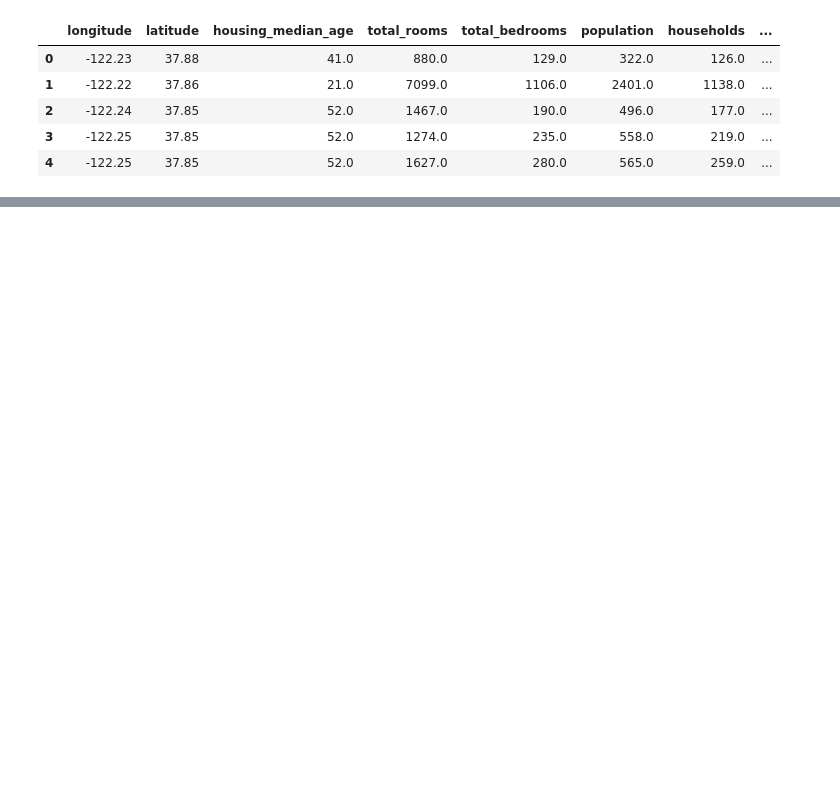
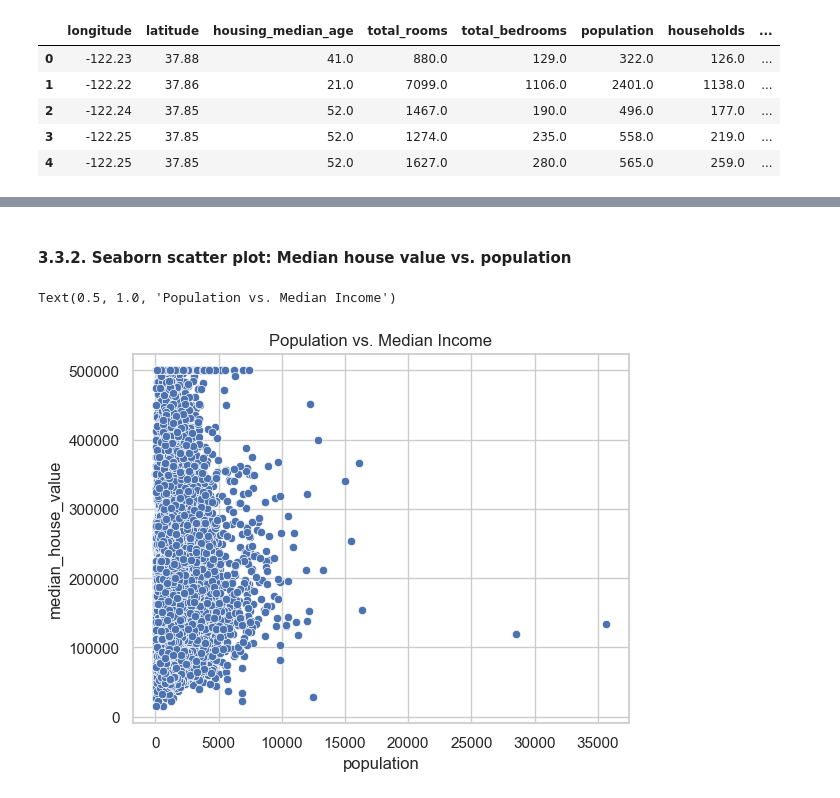
Before and after one commit to arcadiopfz/CSCN8010-labs, a Jupyter notebook: Lab3-Arca/Lab3_code_arca.ipynb, the cells around one changed output, grey strips where cells are left out. Drawn from its saved outputs; the diff is of its cells as text; code cells hidden in the pictures; blank space fills up the shorter version.

```diff
--- a/Lab3-Arca/Lab3_code_arca.ipynb
+++ b/Lab3-Arca/Lab3_code_arca.ipynb
@@ -70,0 +108,8 @@ import matplotlib.pyplot as plt
+# %% [markdown]
+#### 3.3.2. Seaborn scatter plot: Median house value vs. population
+# %%
+sns.scatterplot(x="population", y="median_house_value", data=house)
+plt.title('Population vs. Median Income')
+# %% [output]
+Text(0.5, 1.0, 'Population vs. Median Income')
+[figure, added]
```
Also changed, not shown: parts of 59 cells of this notebook, 2 other files.
